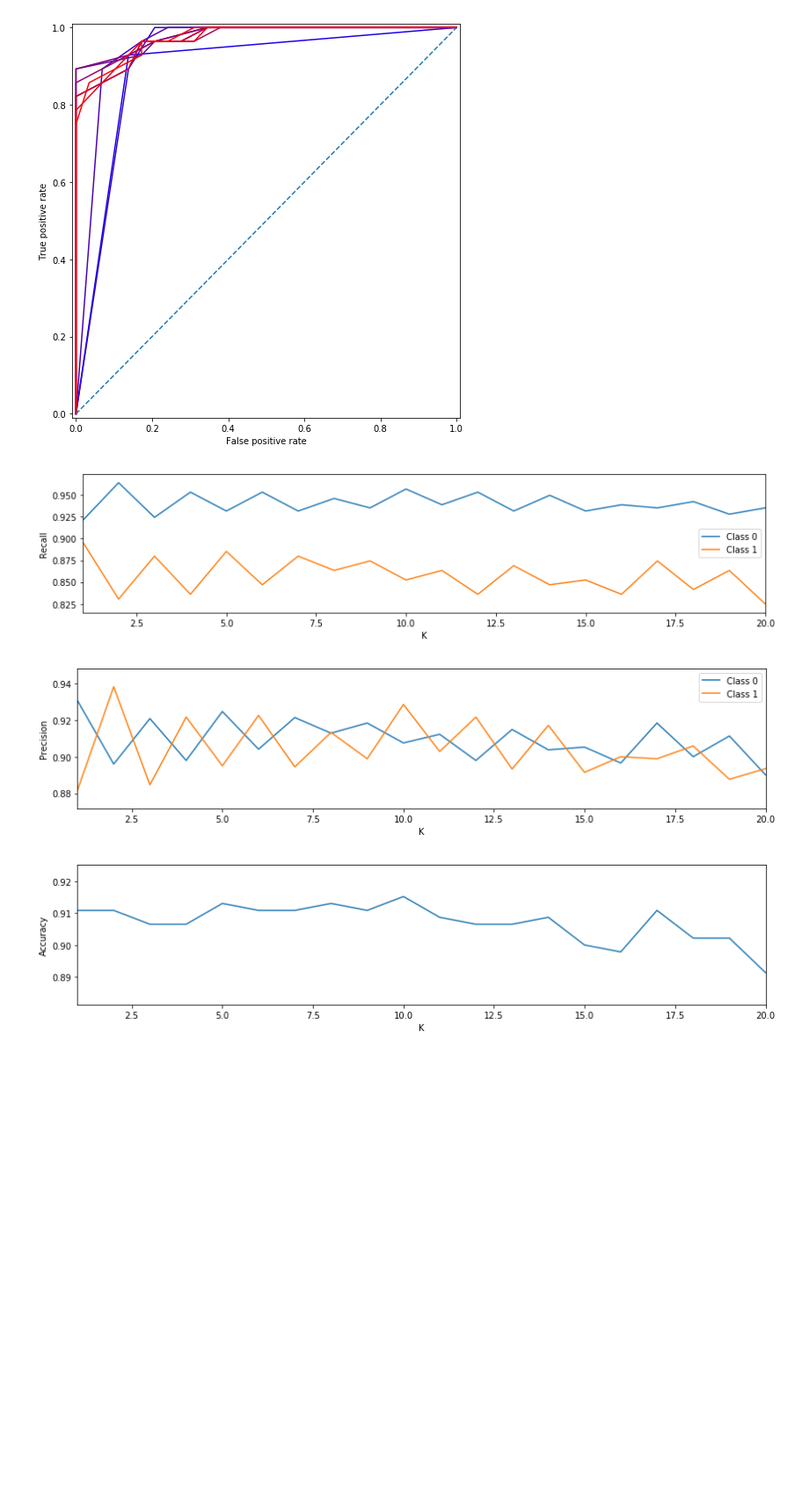
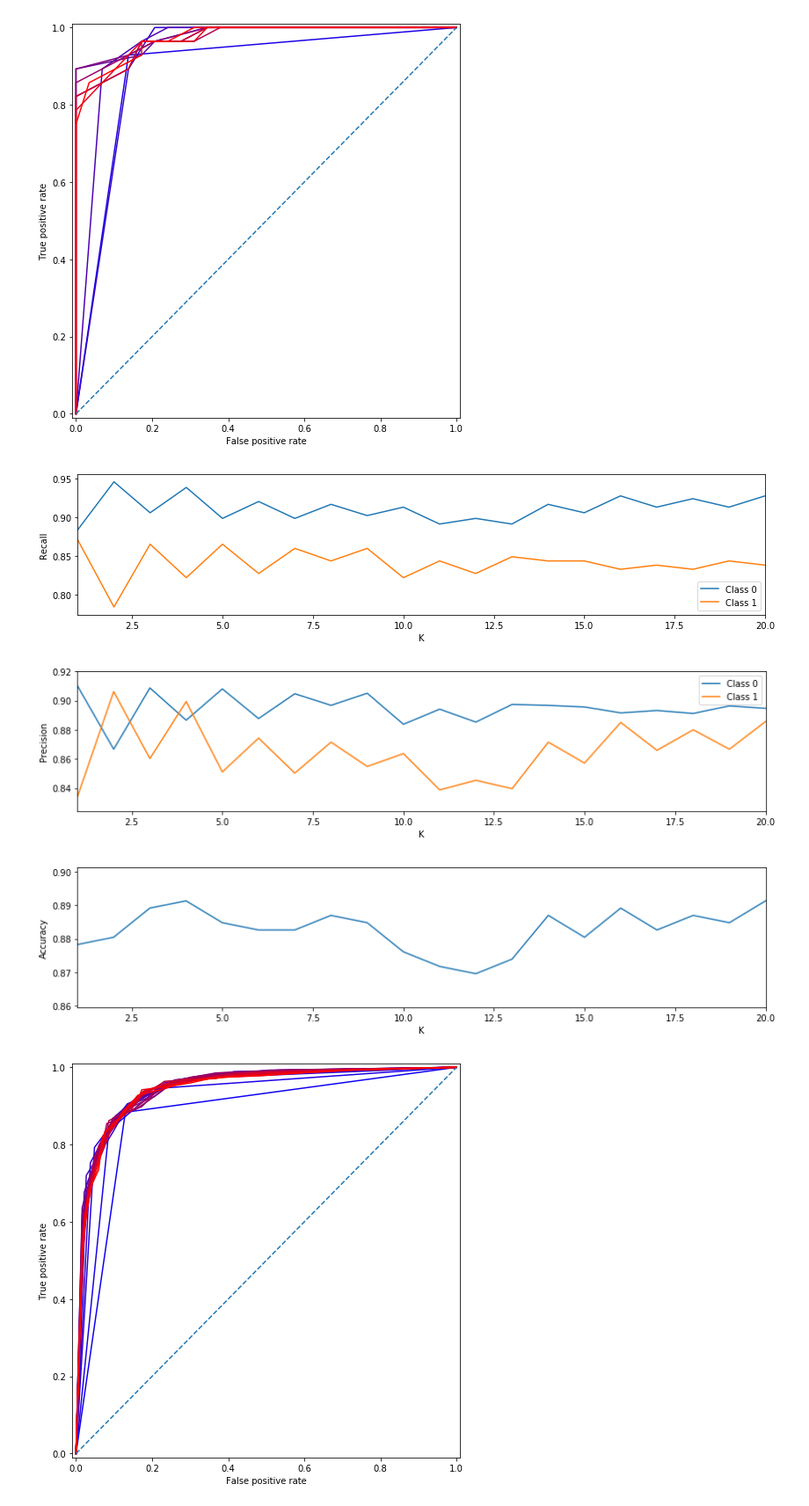
Before and after one commit to kraalfar/bml, a Jupyter notebook: Homework 1/hw01_task.ipynb, the cells around one changed output. Shown at 88% size. Cells and saved outputs as stored; diff of their text form; code cells hidden in the pictures; blank space fills up the shorter version.

Commit message:
fix percentile spam

```diff
--- a/Homework 1/hw01_task.ipynb
+++ b/Homework 1/hw01_task.ipynb
@@ -447,10 +447,11 @@ plot_roc_curve(X_train, y_train, X_test, y_test, max_k=10)
 # %%
 X, y = read_spam_dataset("spam.csv")
 X_train, y_train, X_test, y_test = train_test_split(X, y, 0.9)
-X_train, X_test = StdScaler(X_train, X_test)
+X_train, X_test = PercentileScaler(X_train, X_test)
 plot_precision_recall(X_train, y_train, X_test, y_test, max_k=20)
 plot_roc_curve(X_train, y_train, X_test, y_test, max_k=20)
 # %% [output]
-[figure, old version]
+[figure, new version]
-[figure, old version]
+[figure, new version]
-[figure, old version]
+[figure, new version]
+[figure, added]
```
